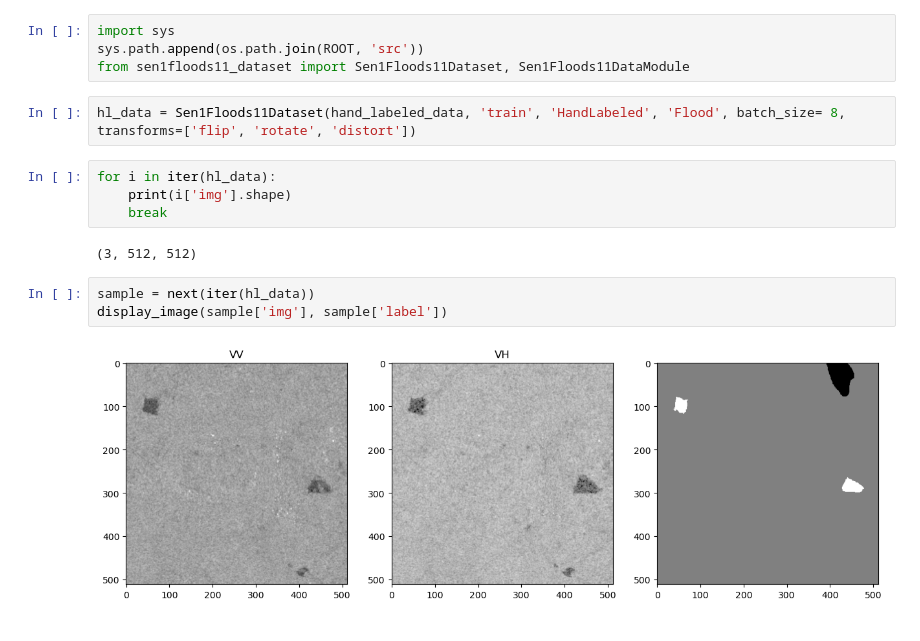
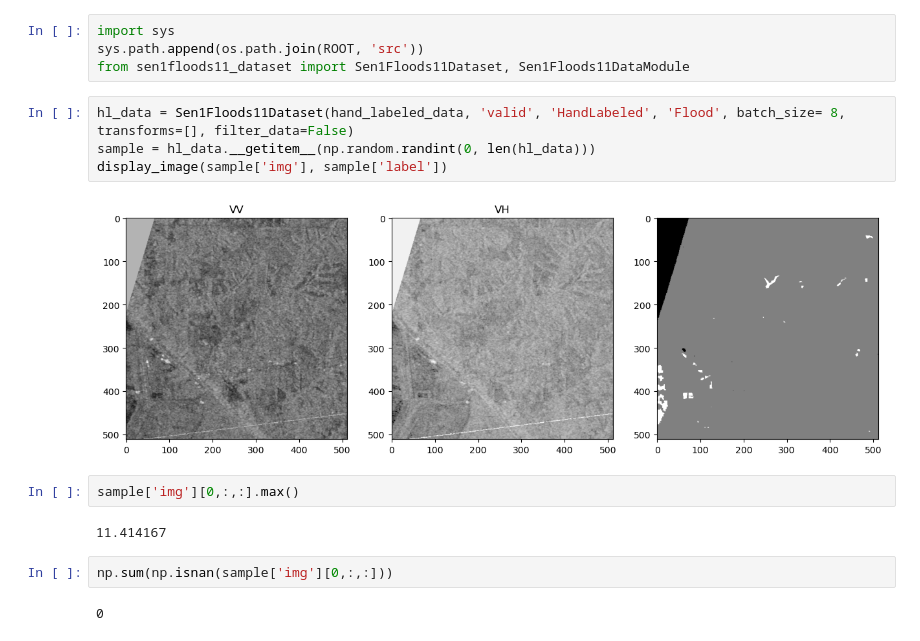
Before and after one commit to khizon/SAR_flood_segmentation, a Jupyter notebook: src/notebooks/Untitled.ipynb, the cells around one changed output. Drawn from its saved outputs; the diff is of its cells as text.

```diff
--- a/src/notebooks/Untitled.ipynb
+++ b/src/notebooks/Untitled.ipynb
@@ -68,15 +68,16 @@ import sys
 sys.path.append(os.path.join(ROOT, 'src'))
 from sen1floods11_dataset import Sen1Floods11Dataset, Sen1Floods11DataModule
 # %%
-hl_data = Sen1Floods11Dataset(hand_labeled_data, 'train', 'HandLabeled', 'Flood', batch_size= 8, transforms=['flip', 'rotate', 'distort'])
+hl_data = Sen1Floods11Dataset(hand_labeled_data, 'valid', 'HandLabeled', 'Flood', batch_size= 8, transforms=[], filter_data=False)
+sample = hl_data.__getitem__(np.random.randint(0, len(hl_data)))
+display_image(sample['img'], sample['label'])
+# %% [output]
+[figure, added]
-# %%
-for i in iter(hl_data):
-    print(i['img'].shape)
-    break
-# %% [output]
-(3, 512, 512)
-# %%
-sample = next(iter(hl_data))
-display_image(sample['img'], sample['label'])
-# %% [output]
-[figure, removed]
+# %%
+sample['img'][0,:,:].max()
+# %% [output]
+11.414167
+# %%
+np.sum(np.isnan(sample['img'][0,:,:]))
+# %% [output]
+0
```
Also changed, not shown: parts of 2 cells of this notebook, 1 other file.
